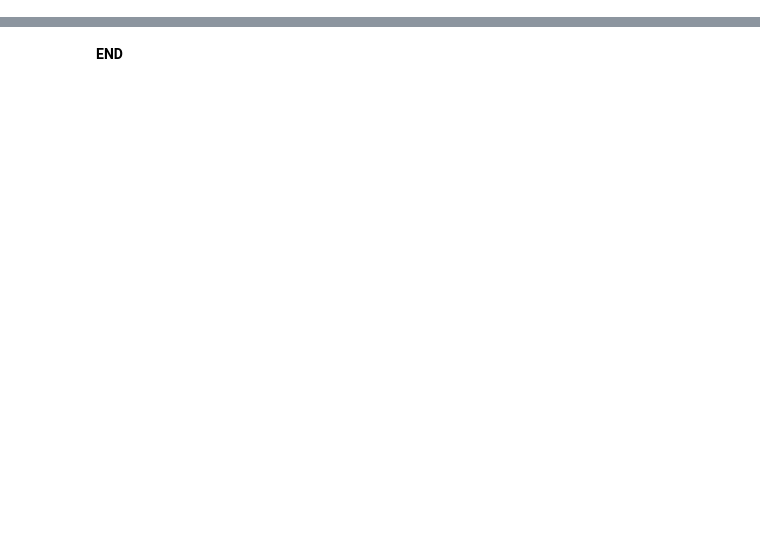
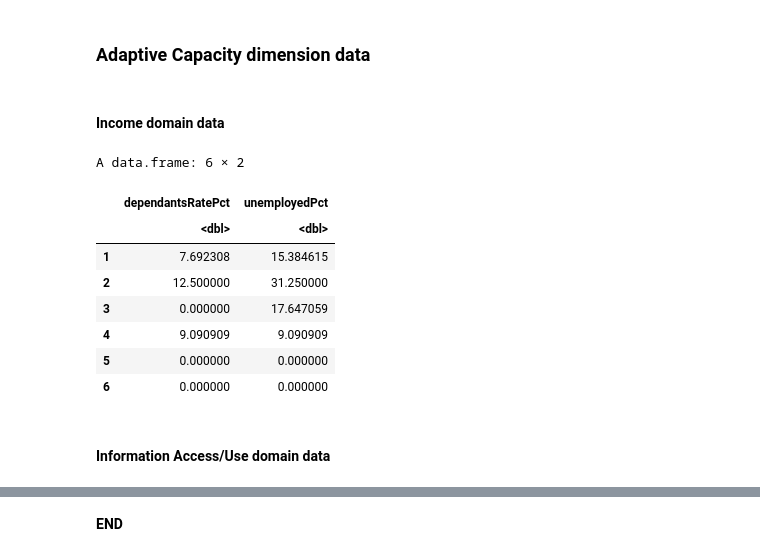
Before and after one commit to UCC-CLIMPADAP/SVIBook, a Jupyter notebook: Cities/Milan/Census_Data_to_Indicators.ipynb, the cells around one changed output, grey strips where cells are left out. Cells and saved outputs as stored; diff of their text form; code cells hidden in the pictures; blank space fills up the shorter version.

```diff
--- a/Cities/Milan/Census_Data_to_Indicators.ipynb
+++ b/Cities/Milan/Census_Data_to_Indicators.ipynb
@@ -1162,0 +132,46 @@ write.csv(milanDataZ, file.path(pipelineDir, "oa_person_household_milan_z_data.c
+# %% [markdown]
+### Adaptive Capacity dimension data
+# %% [markdown]
+#### Income domain data
+# %%
+# Dimension Adaptive:Capacity - Domain:Income
+
+# Get indicators and convert into percentage
+## 1) Dependants Rate (% people under 16) - using under 15 for the 2022 Italian census
+dependantsRateFields <- c('P14', 'P15', 'P16')
+dependantsRateData <- censusData[, dependantsRateFields, drop = FALSE]
+dependantsRate <- rowSums(dependantsRateData, na.rm=TRUE)
+dependantsRatePct <- (dependantsRate / populationTotal) * 100.0
+names(dependantsRatePct)[1] <- 'dependantsRatePct'
+
+## 2) Unemployment population
+### Calculate total poluation for ages 15-64.
+### Note: P101 = total employed people aged 15-64.
+### Note: Sum of P17, P18, P19, P20, P21, P22, P23, P24, P25 and P26 is total poluation for ages 15-64.
+### Note: to calculate unemployed we use: P101 - total poluation for ages 15-64.
+### Note: this unemployed figure might also indicate students not working
+totalPopulation_15to64_Indicators <- c('P17','P18','P19','P20','P21','P22','P23','P24','P25','P26')
+totalPopulation_15to64_Data <- censusData[, totalPopulation_15to64_Indicators, drop = FALSE]
+totalPopulation_15to64 <- rowSums(totalPopulation_15to64_Data, na.rm=TRUE)
+unemployed <- totalPopulation_15to64 - censusData$P101
+unemployedPct <- (unemployed / populationTotal) * 100.0
+names(unemployedPct)[1] <- 'unemployedPct'
+
+# Combine all these indicators into an array for this domain
+incomeDomainPct <- cbind(dependantsRatePct,
+                         unemployedPct)
+
+# Print the first six rows of the data to visually check it looks OK
+head(incomeDomainPct)
+# %% [output]
+A data.frame: 6 × 2
+|  | dependantsRatePct | unemployedPct |
+|  | <dbl> | <dbl> |
+| 1 | 7.692308 | 15.384615 |
+| 2 | 12.500000 | 31.250000 |
+| 3 | 0.000000 | 17.647059 |
+| 4 | 9.090909 | 9.090909 |
+| 5 | 0.000000 | 0.000000 |
+| 6 | 0.000000 | 0.000000 |
+# %% [markdown]
+#### Information Access/Use domain data
```
Also changed, not shown: parts of 68 cells of this notebook, 13 other files.
